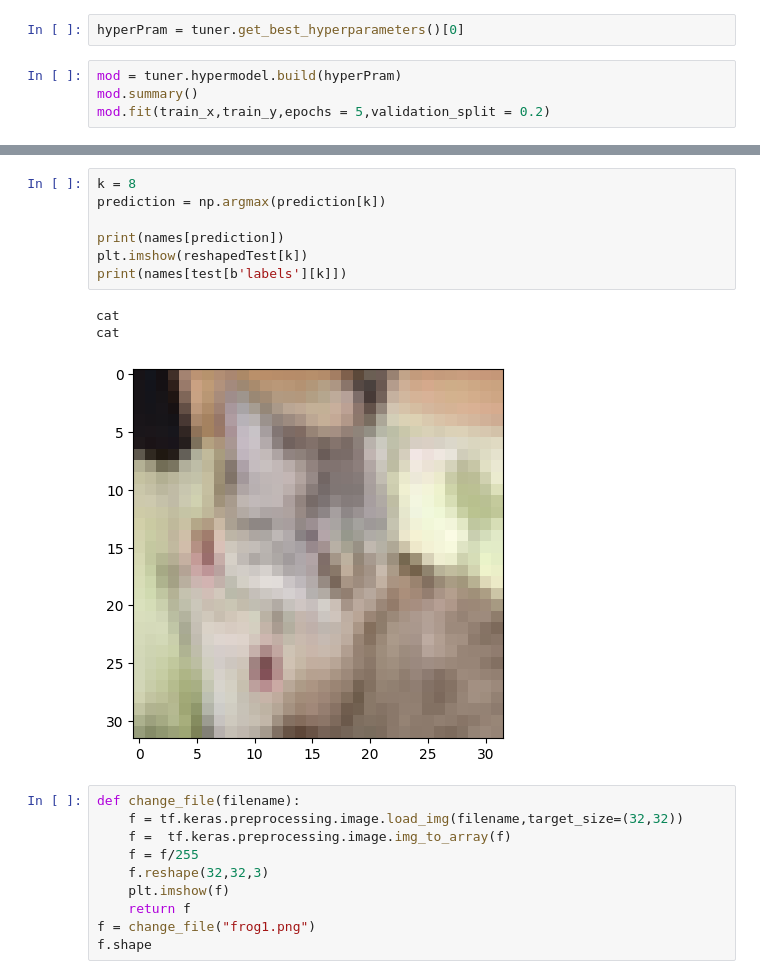
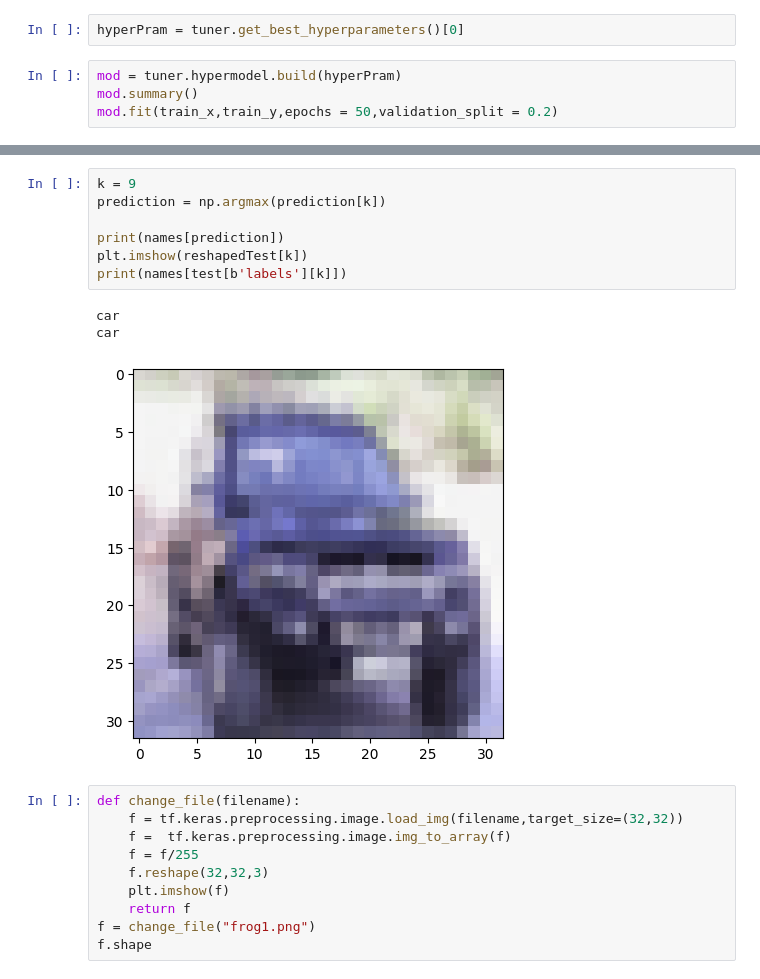
Before and after one commit to Jaorow/hyperLearn, a Jupyter notebook: make-model.ipynb, the cells around one changed output, grey strips where cells are left out. Saved outputs shown, nothing was run; the diff lists cells and outputs as text.

```diff
--- a/make-model.ipynb
+++ b/make-model.ipynb
@@ -180,5 +182,5 @@ hyperPram = tuner.get_best_hyperparameters()[0]
 # %%
 mod = tuner.hypermodel.build(hyperPram)
 mod.summary()
-mod.fit(train_x,train_y,epochs = 5,validation_split = 0.2)
+mod.fit(train_x,train_y,epochs = 50,validation_split = 0.2)
 # %% [output]
@@ -207,14 +209,14 @@ prediction = mod.predict(test_x)
 # %%
-k = 8
+k = 9
 prediction = np.argmax(prediction[k])
 
 print(names[prediction])
 plt.imshow(reshapedTest[k])
 print(names[test[b'labels'][k]])
 # %% [output]
-cat
-cat
+car
+car
-[figure, old version]
+[figure, new version]
 # %%
 def change_file(filename):
     f = tf.keras.preprocessing.image.load_img(filename,target_size=(32,32))
```
Also changed, not shown: parts of 6 cells of this notebook, 1 other file.
